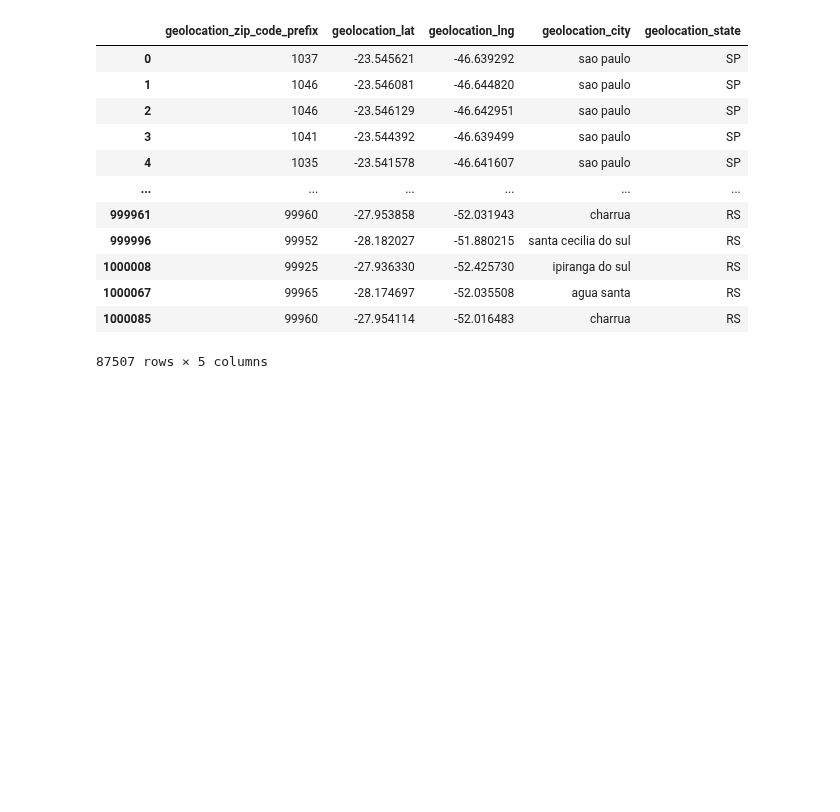
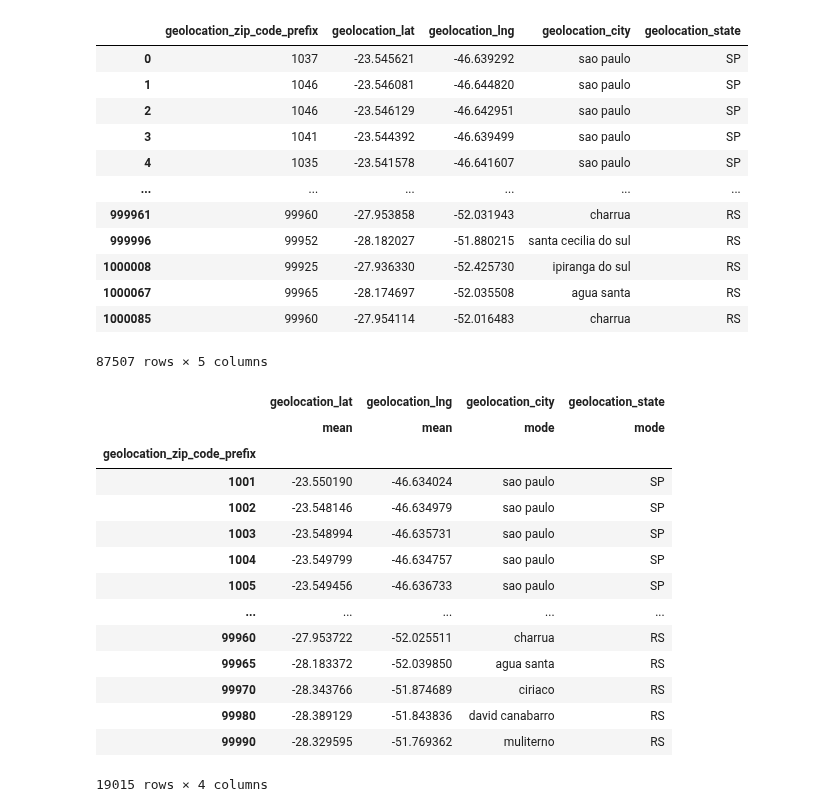
Before and after one commit to skillox1/PADSW06MDCD, a Jupyter notebook: Olist.ipynb, the cells around one changed output. Drawn from its saved outputs; the diff is of its cells as text; code cells hidden in the pictures; blank space fills up the shorter version.

```diff
--- a/Olist.ipynb
+++ b/Olist.ipynb
@@ -76,3 +76,22 @@ df_geolocation.groupby("geolocation_zip_code_prefix").head()
 | 1000067 | 99965 | -28.174697 | -52.035508 | agua santa | RS |
 | 1000085 | 99960 | -27.954114 | -52.016483 | charrua | RS |
 87507 rows × 5 columns
+# %%
+df_geolocation.groupby("geolocation_zip_code_prefix").agg({"geolocation_lat":["mean"],"geolocation_lng":["mean"],"geolocation_city":[pd.Series.mode],\
+                                                           "geolocation_state":[pd.Series.mode]})
+# %% [output]
+|  | geolocation_lat | geolocation_lng | geolocation_city | geolocation_state |
+|  | mean | mean | mode | mode |
+| geolocation_zip_code_prefix |  |  |  |  |
+| 1001 | -23.550190 | -46.634024 | sao paulo | SP |
+| 1002 | -23.548146 | -46.634979 | sao paulo | SP |
+| 1003 | -23.548994 | -46.635731 | sao paulo | SP |
+| 1004 | -23.549799 | -46.634757 | sao paulo | SP |
+| 1005 | -23.549456 | -46.636733 | sao paulo | SP |
+| ... | ... | ... | ... | ... |
+| 99960 | -27.953722 | -52.025511 | charrua | RS |
+| 99965 | -28.183372 | -52.039850 | agua santa | RS |
+| 99970 | -28.343766 | -51.874689 | ciriaco | RS |
+| 99980 | -28.389129 | -51.843836 | david canabarro | RS |
+| 99990 | -28.329595 | -51.769362 | muliterno | RS |
+19015 rows × 4 columns
```
Also changed, not shown: parts of 3 cells of this notebook.
